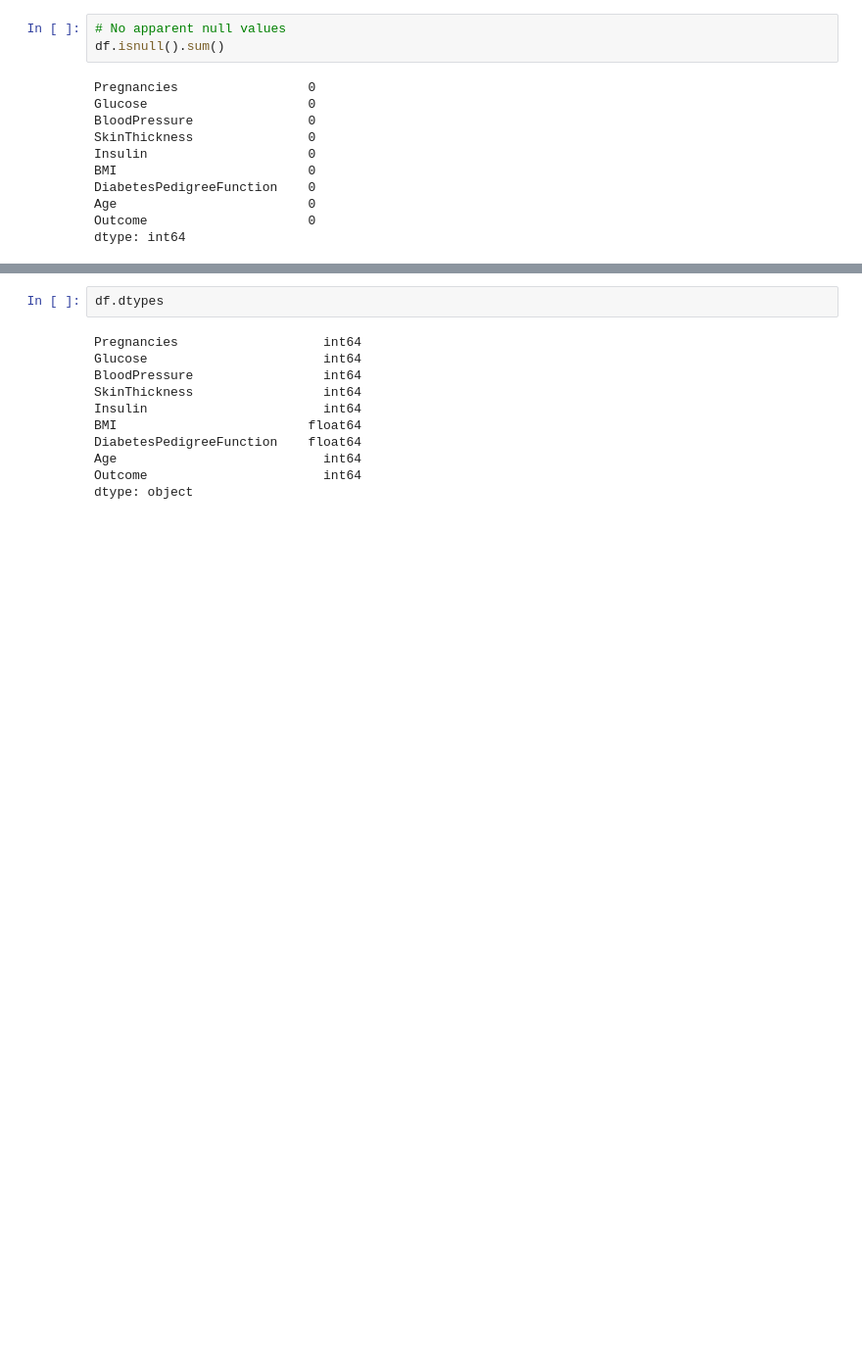
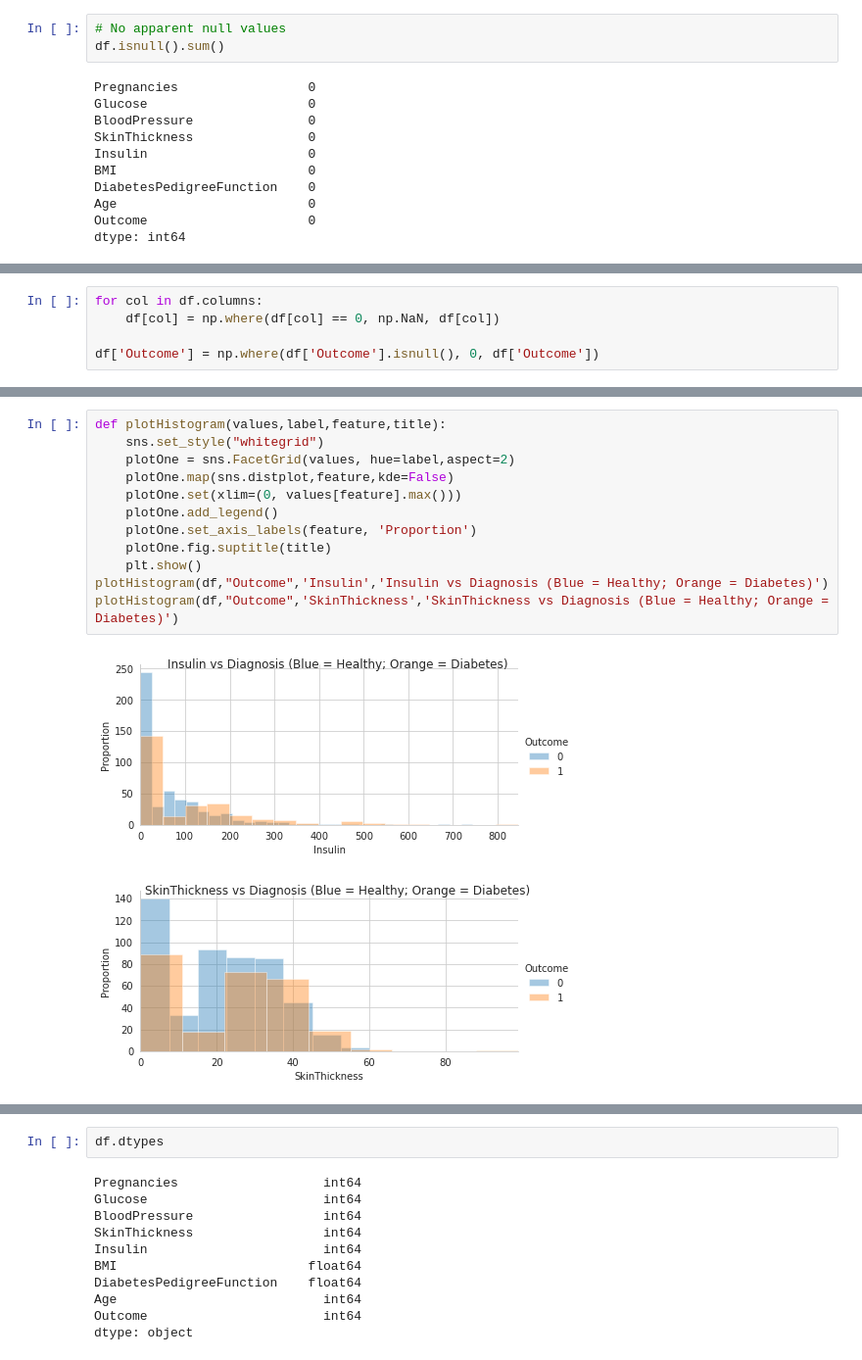
Before and after one commit to rachellb/Bennett_OUDSA5900, a Jupyter notebook: Cleaning/PimaClean.ipynb, the cells around one changed output, grey strips where cells are left out. Shown at 98% size. Cells and saved outputs as stored; diff of their text form; blank space fills up the shorter version.

```diff
--- a/Cleaning/PimaClean.ipynb
+++ b/Cleaning/PimaClean.ipynb
@@ -34,3 +56,8 @@ df.describe()
 | 50% | 3.000000 | 117.000000 | 72.000000 | 23.000000 | 30.500000 | 32.000000 | 0.372500 | 29.000000 | ... |
 | 75% | 6.000000 | 140.250000 | 80.000000 | 32.000000 | 127.250000 | 36.600000 | 0.626250 | 41.000000 | ... |
 | max | 17.000000 | 199.000000 | 122.000000 | 99.000000 | 846.000000 | 67.100000 | 2.420000 | 81.000000 | ... |
+# %%
+for col in df.columns:
+    df[col] = np.where(df[col] == 0, np.NaN, df[col])
+
+df['Outcome'] = np.where(df['Outcome'].isnull(), 0, df['Outcome'])
@@ -36,0 +73,15 @@ df.describe()
+# %%
+def plotHistogram(values,label,feature,title):
+    sns.set_style("whitegrid")
+    plotOne = sns.FacetGrid(values, hue=label,aspect=2)
+    plotOne.map(sns.distplot,feature,kde=False)
+    plotOne.set(xlim=(0, values[feature].max()))
+    plotOne.add_legend()
+    plotOne.set_axis_labels(feature, 'Proportion')
+    plotOne.fig.suptitle(title)
+    plt.show()
+plotHistogram(df,"Outcome",'Insulin','Insulin vs Diagnosis (Blue = Healthy; Orange = Diabetes)')
+plotHistogram(df,"Outcome",'SkinThickness','SkinThickness vs Diagnosis (Blue = Healthy; Orange = Diabetes)')
+# %% [output]
+[figure, added]
+[figure, added]
```
Also changed, not shown: parts of 7 cells of this notebook, 4 other files.
